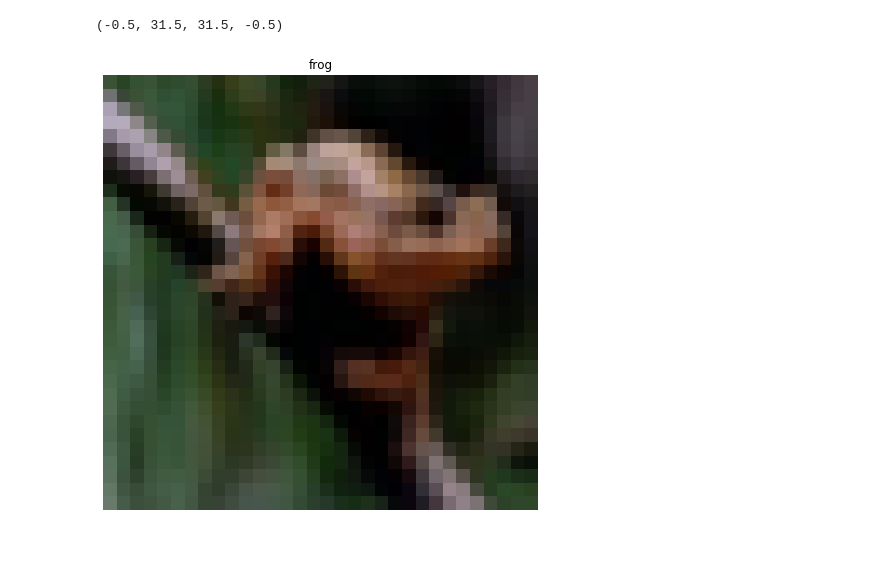
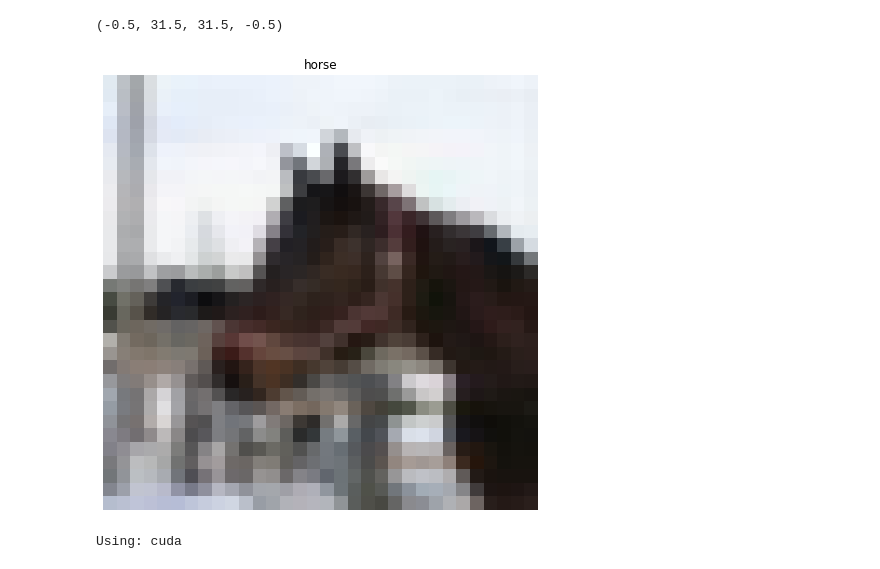
Before and after one commit to IslandCloud/Classification, a Jupyter notebook: AlexNet/AlexNet.ipynb, the cells around one changed output. Cells and saved outputs as stored; diff of their text form; code cells hidden in the pictures.

```diff
--- a/AlexNet/AlexNet.ipynb
+++ b/AlexNet/AlexNet.ipynb
@@ -40,11 +37,11 @@ loader_test = DataLoader(cifar10_test, batch_size=64)
 classes = ('plane', 'car', 'bird', 'cat',
            'deer', 'dog', 'frog', 'horse', 'ship', 'truck')
 # %%
-i = 5000
+i = 5001
 image, target = cifar10_train[i]
 plt.imshow(image.permute(1, 2, 0))
 plt.title(classes[target])
 plt.axis('off')
 # %% [output]
 (-0.5, 31.5, 31.5, -0.5)
-[figure, old version]
+[figure, new version]
@@ -50,0 +108,62 @@ plt.axis('off')
+# %%
+device = torch.device('cuda')
+print("Using:", device)
+
+def check_accuracy(loader, model):
+    # if loader.dataset.train:
+    #     print('Checking accuracy on validation set')
+    # else:
+    #     print('Checking accuracy on test set')
+
+    num_correct = 0
+    num_samples = 0
+
+    model.eval()
+
+    with torch.no_grad():
+        for x, y in loader:
+            x = x.to(device=device)
+            y = y.to(device=device)
+            scores = model(x)
+            _, preds = scores.max(1)
+            num_correct += (preds == y).sum()
+            num_samples += preds.size(0)
+        acc = float(num_correct) / num_samples
+        # print('Got %d / %d correct (%.2f)' % (num_correct, num_samples, 100 * acc))
+    return acc
+
+def train_model(model, optimizer, loader=loader_train, epochs=10, print_every=100):
+    model = model.to(device=device)
+    loss_fc = nn.CrossEntropyLoss()
+    loss_history = []
+    acc_history = []
+    for e in range(epochs):
+        for t, (x, y) in enumerate(loader):
+            model.train()
+            x = x.to(device=device)
+            y = y.to(device=device)
+
+            optimizer.zero_grad()
+
+            scores = model(x)
+            loss = loss_fc(scores, y)
+
+            loss.backward()
+
+            optimizer.step()
+
+            # if t % print_every == 0:
+            #     print('Iteration %d, loss = %.4f' % (t, loss.item()))
+            #     check_accuracy(loader_val, model)
+            #     print()
+
+        acc = check_accuracy(loader_val, model)
+        print('Epoch {}, loss = {:.4f}, accuracy = {:.2f}%'.format(e, loss.item(), acc * 100))
+        # print('Epoch %d, loss = %.4f, accuracy = %.2f\\%' % (e, loss.item(), acc * 100))
+
+        loss_history.append(loss)
+        acc_history.append(acc)
+
+    return loss_history, acc_history
+# %% [output]
+Using: cuda
```
Also changed, not shown: parts of 5 cells of this notebook.
